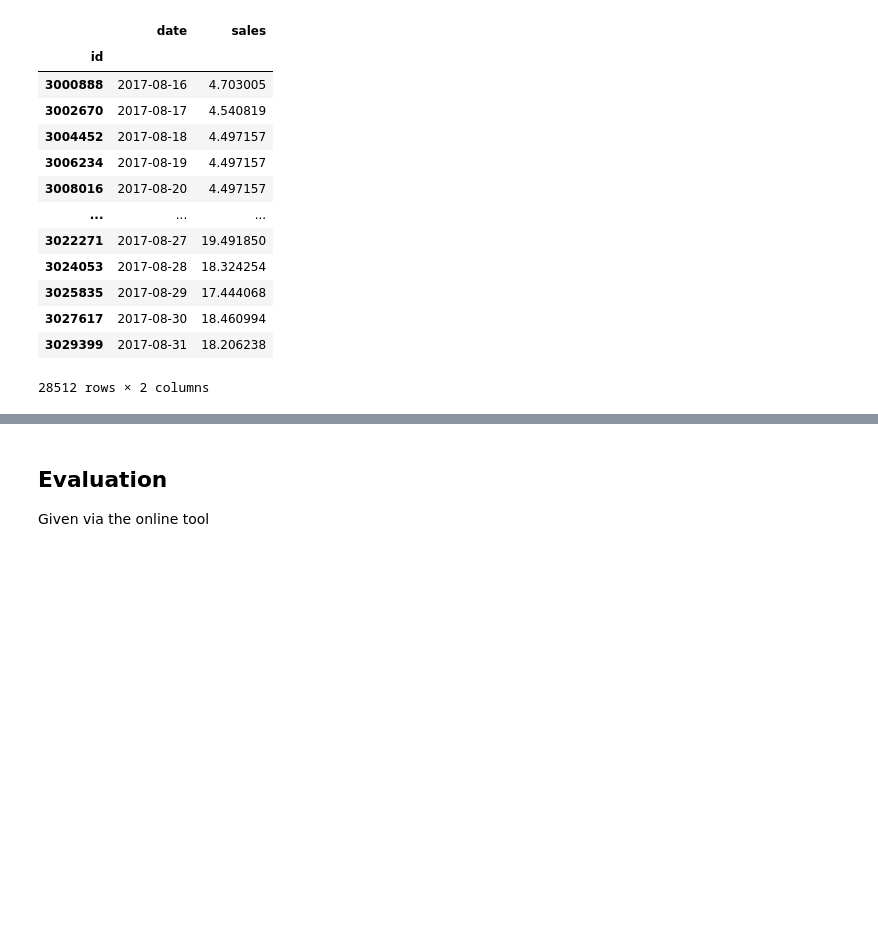
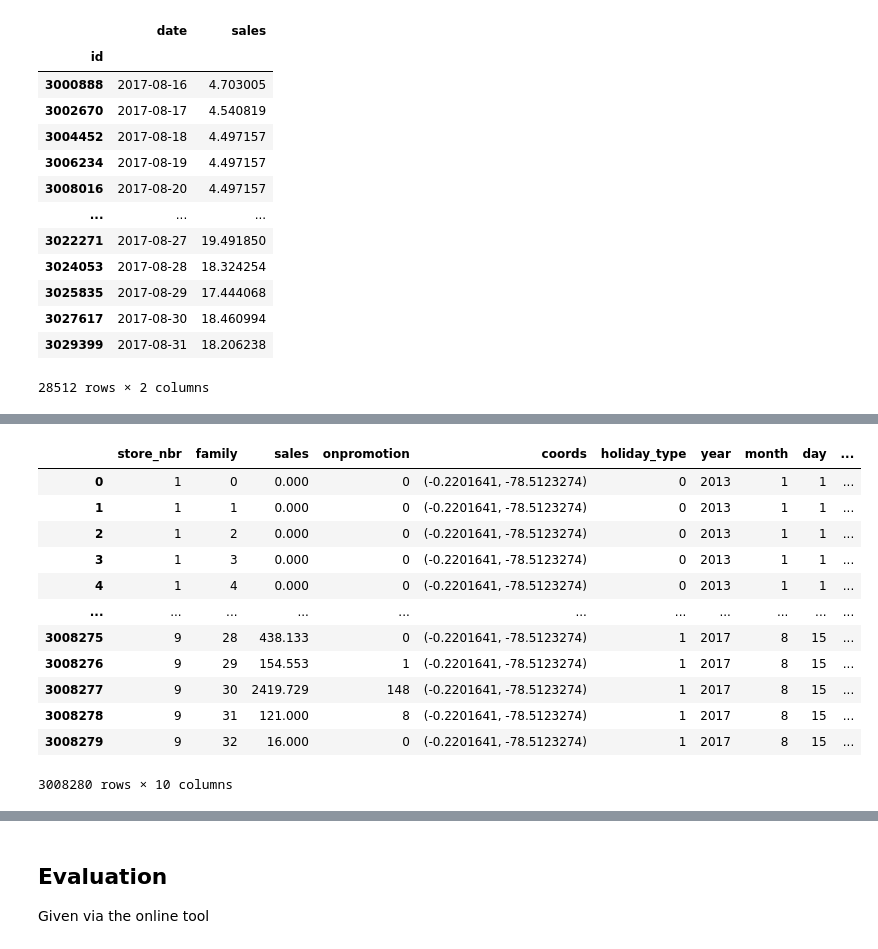
Before and after one commit to lkno0705/IndustrialApplicationsofAI, a Jupyter notebook: secondary-sector/practical-supply-chain-management/Sales-Forecasting.ipynb, the cells around one changed output, grey strips where cells are left out. Cells and saved outputs as stored; diff of their text form; code cells hidden in the pictures; blank space fills up the shorter version.

```diff
--- a/secondary-sector/practical-supply-chain-management/Sales-Forecasting.ipynb
+++ b/secondary-sector/practical-supply-chain-management/Sales-Forecasting.ipynb
@@ -1349,0 +1448,16 @@ numpy.linalg.LinAlgError: LU decomposition error.
+# %%
+
+
+train_with_holidays_and_local.drop(columns=['id', 'holiday_description', 'holiday_id', 'holiday_locale'], inplace=True)
+
+# Create Numeric representation of Features
+
+train_with_holidays_and_local.drop(columns=['city', 'state'], inplace=True)
+
+# Assign numeric rep for holiday type
+train_with_holidays_and_local.holiday_type = pd.factorize(train_with_holidays_and_local.holiday_type)[0]
+
+# Assign numeric rep for family
+train_with_holidays_and_local.family = pd.factorize(train_with_holidays_and_local.family)[0]
+
+train_with_holidays_and_local
@@ -1349,0 +1478,21 @@ numpy.linalg.LinAlgError: LU decomposition error.
+# %%
+train_with_holidays_and_local['year'] = train_with_holidays_and_local.date.dt.year
+train_with_holidays_and_local['month'] = train_with_holidays_and_local.date.dt.month
+train_with_holidays_and_local['day'] = train_with_holidays_and_local.date.dt.day
+train_with_holidays_and_local['day_of_week'] = train_with_holidays_and_local.date.dt.dayofweek
+train_with_holidays_and_local.drop(columns=['date'], inplace=True)
+train_with_holidays_and_local
+# %% [output]
+|  | store_nbr | family | sales | onpromotion | coords | holiday_type | year | month | day | ... |
+| 0 | 1 | 0 | 0.000 | 0 | (-0.2201641, -78.5123274) | 0 | 2013 | 1 | 1 | ... |
+| 1 | 1 | 1 | 0.000 | 0 | (-0.2201641, -78.5123274) | 0 | 2013 | 1 | 1 | ... |
+| 2 | 1 | 2 | 0.000 | 0 | (-0.2201641, -78.5123274) | 0 | 2013 | 1 | 1 | ... |
+| 3 | 1 | 3 | 0.000 | 0 | (-0.2201641, -78.5123274) | 0 | 2013 | 1 | 1 | ... |
+| 4 | 1 | 4 | 0.000 | 0 | (-0.2201641, -78.5123274) | 0 | 2013 | 1 | 1 | ... |
+| ... | ... | ... | ... | ... | ... | ... | ... | ... | ... | ... |
+| 3008275 | 9 | 28 | 438.133 | 0 | (-0.2201641, -78.5123274) | 1 | 2017 | 8 | 15 | ... |
+| 3008276 | 9 | 29 | 154.553 | 1 | (-0.2201641, -78.5123274) | 1 | 2017 | 8 | 15 | ... |
+| 3008277 | 9 | 30 | 2419.729 | 148 | (-0.2201641, -78.5123274) | 1 | 2017 | 8 | 15 | ... |
+| 3008278 | 9 | 31 | 121.000 | 8 | (-0.2201641, -78.5123274) | 1 | 2017 | 8 | 15 | ... |
+| 3008279 | 9 | 32 | 16.000 | 0 | (-0.2201641, -78.5123274) | 1 | 2017 | 8 | 15 | ... |
+3008280 rows × 10 columns
```
Also changed, not shown: parts of 14 cells of this notebook.
